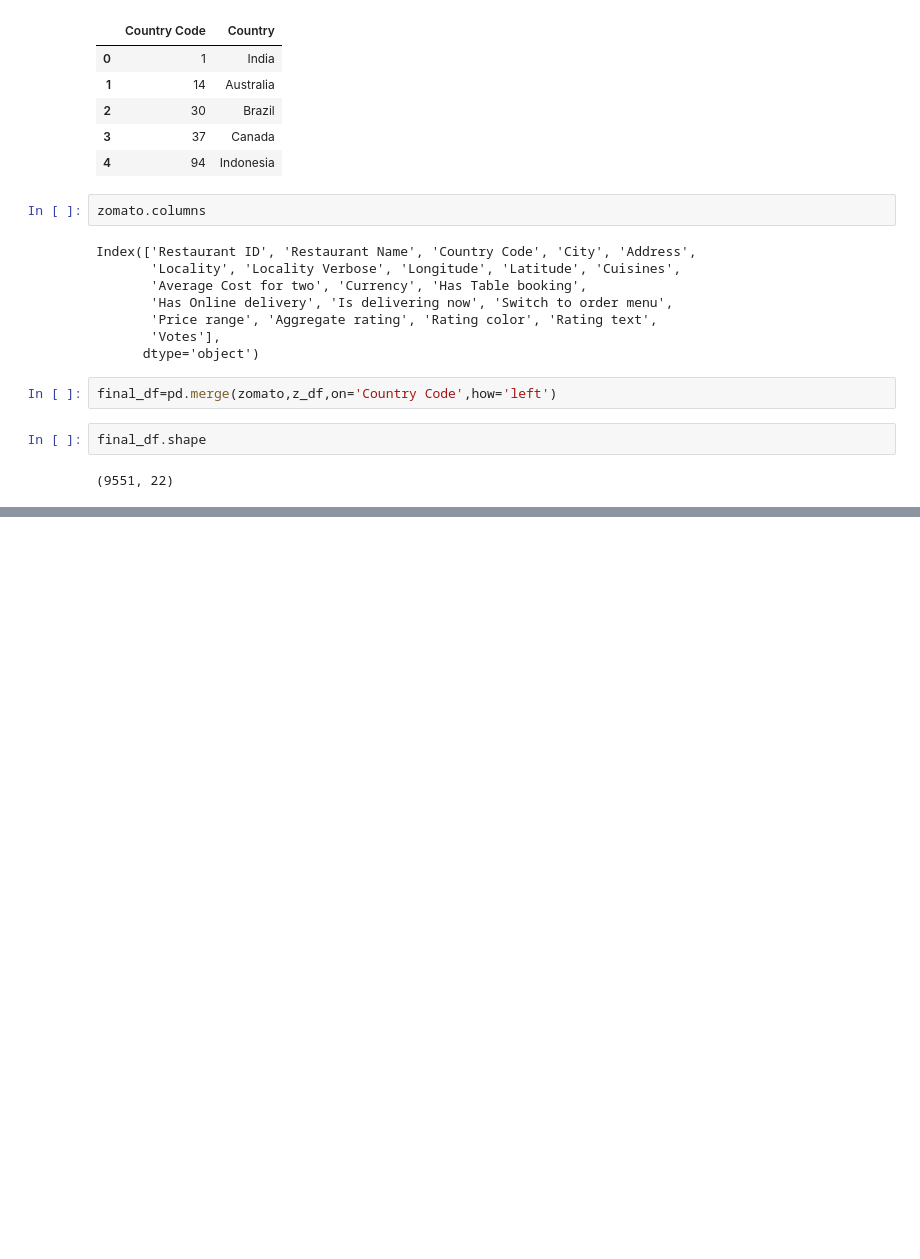
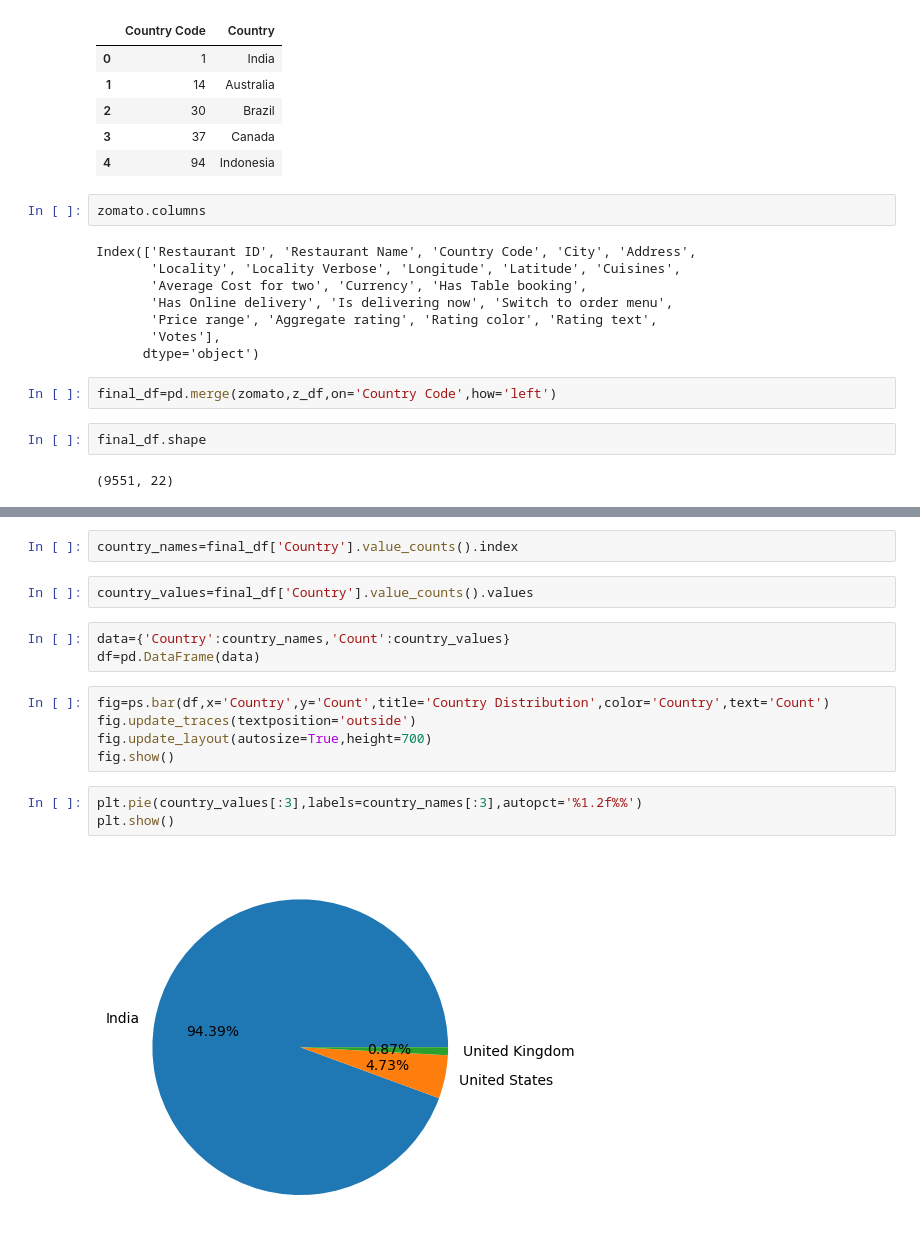
Before and after one commit to PrathameshP26/Data_analytics, a Jupyter notebook: EDA_and_Feature_Engineering_Zomato.ipynb, the cells around one changed output, grey strips where cells are left out. Drawn from its saved outputs; the diff is of its cells as text; blank space fills up the shorter version.

Commit message:
Country Distribution bar chart and pie chart

```diff
--- a/EDA_and_Feature_Engineering_Zomato.ipynb
+++ b/EDA_and_Feature_Engineering_Zomato.ipynb
@@ -158,0 +201,17 @@ final_df.shape
+# %%
+country_names=final_df['Country'].value_counts().index
+# %%
+country_values=final_df['Country'].value_counts().values
+# %%
+data={'Country':country_names,'Count':country_values}
+df=pd.DataFrame(data)
+# %%
+fig=ps.bar(df,x='Country',y='Count',title='Country Distribution',color='Country',text='Count')
+fig.update_traces(textposition='outside')
+fig.update_layout(autosize=True,height=700)
+fig.show()
+# %%
+plt.pie(country_values[:3],labels=country_names[:3],autopct='%1.2f%%')
+plt.show()
+# %% [output]
+[figure, added]
```
Also changed, not shown: parts of 3 cells of this notebook.
